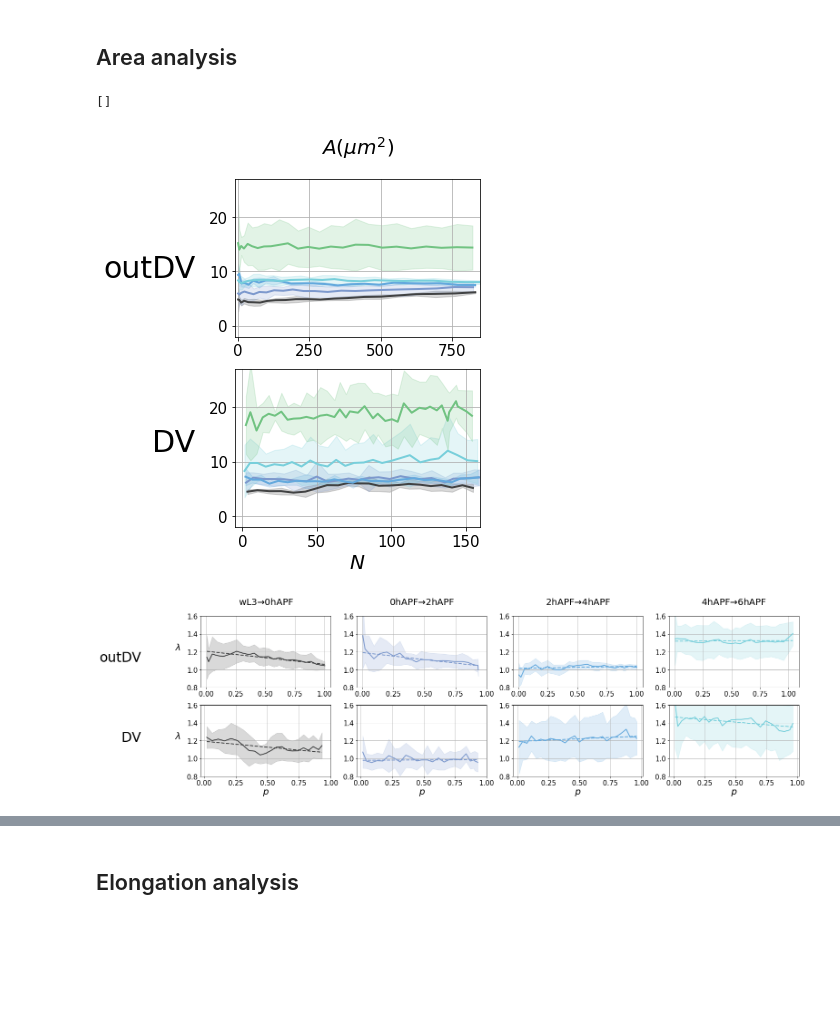
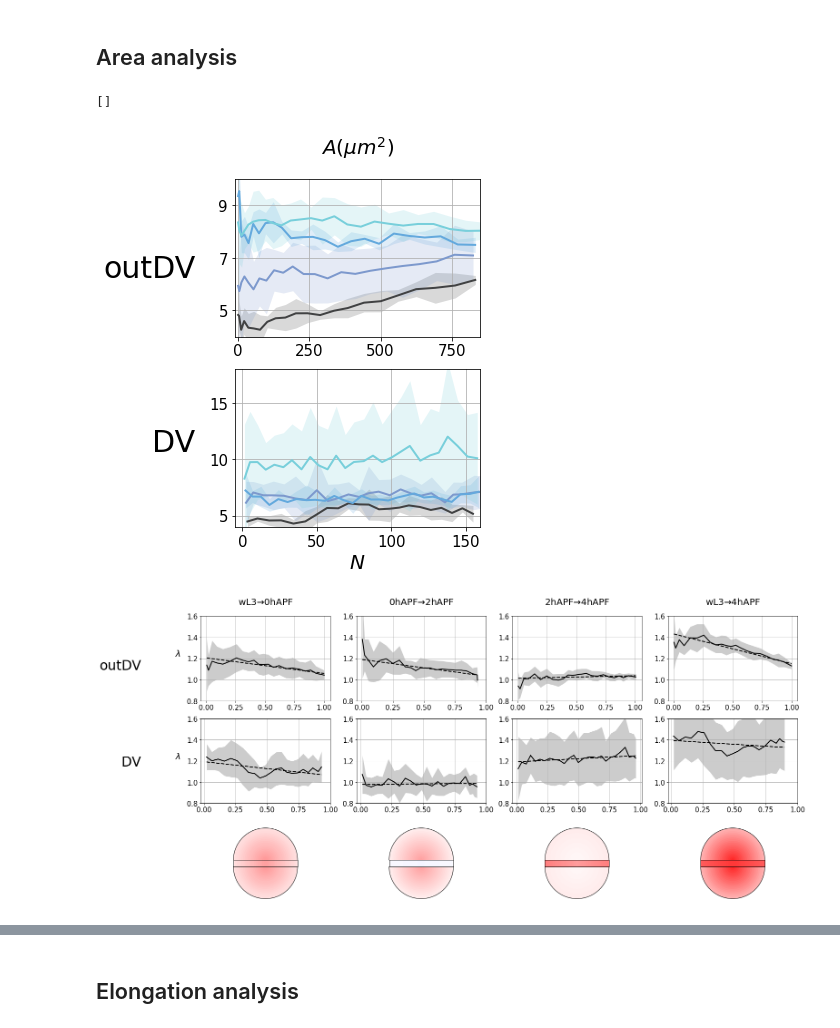
Before and after one commit to abhijeetkrishna/-WingDiscEversion_theory, a Jupyter notebook: Experiments/analysis/prop_comparison_analysis-lambda.ipynb, the cells around one changed output, grey strips where cells are left out. Drawn from its saved outputs; the diff is of its cells as text; code cells hidden in the pictures; blank space fills up the shorter version.

Commit message:
Add circular plots

```diff
--- a/Experiments/analysis/prop_comparison_analysis-lambda.ipynb
+++ b/Experiments/analysis/prop_comparison_analysis-lambda.ipynb
@@ -43,7 +43,7 @@ columns = ['devstage', 'discName', 'region', 'k_dist', 'roi',
 
 rois = ['outDV', 'DV']
 devstages = [#"96hAEL",
-             "wL3","0hAPF","2hAPF","4hAPF", "6hAPF",
+             "wL3","0hAPF","2hAPF","4hAPF", #"6hAPF",
 ]
 
 ############################################
@@ -52,11 +52,11 @@ devstages = [#"96hAEL",
 
 #for the simulations, we use the cumulative version
 devstage_combinations = pd.DataFrame({'devstage_init':[
-                                                       'wL3','0hAPF','2hAPF', '4hAPF' #diff between consecutive stages
+                                                       'wL3','0hAPF','2hAPF', 'wL3' #'4hAPF' #diff between consecutive stages
                                                        #'wL3','wL3','wL3', #'wL3' #cumulative
                                                       ],
                                      'devstage_final':[
-                                                       '0hAPF','2hAPF','4hAPF', '6hAPF'
+                                                       '0hAPF','2hAPF','4hAPF', '4hAPF'#'6hAPF'
                                                       ],}
                                     )
 # %%
@@ -489,14 +487,14 @@ for i in range(nbrows):
             xlabel = r'$N$'
         if roi == 'DV':
             xticks = [0, 50, 100, 150]
-            yticks = [0, 10, 20]
+            yticks = [5, 10, 15]
             xlim = (-5,160)
-            ylim = (-2, 27)
+            ylim = (4, 18)
         else:
             xticks = [0, 250, 500, 750,]
-            yticks = [0, 10, 20]
+            yticks = [5, 7, 9 ]
             xlim = (-10,850)
-            ylim = (-2, 27)
+            ylim = (4, 10)
 
         ax = get_subplot(ax, df = None,  #df_pool_k,
                          stat_df = df_pool_devstage, df_cases_col='discName',
@@ -542,7 +540,7 @@ main_ax.set_xticks([])
 #plt.savefig('plots/k_vs_N_' + genotype + '.pdf', bbox_inches = 'tight')
 # %% [output]
 []
-[figure, old version]
+[figure, new version]
 # %%
 #function to compare between pairs of stages
 prop = 'area'
@@ -555,22 +555,20 @@ prop = 'area'
 #plotting
 
 nbcols = len(devstage_combinations)
-nbrows = len(rois)
+nbrows = 3#len(rois)
 
 fig,axs = plt.subplots(nbrows, nbcols,
                        figsize = (5*nbcols, (10/3)*nbrows)
                       )
 main_ax = fig.add_subplot(111, frameon=False)
 
+for j in range(nbcols):
+    #range(nbrows)
+    devstage_init = devstage_combinations.loc[j,'devstage_init']
+    devstage_final = devstage_combinations.loc[j,'devstage_final']
 
-for i in range(nbrows):
-
-    roi = rois[i]
-
-    for j in range(nbcols):
-
-        devstage_init = devstage_combinations.loc[j,'devstage_init']
-        devstage_final = devstage_combinations.loc[j,'devstage_final']
+    for i in range(2):
+        roi = rois[i]
 
         query_str = '(devstage_init == "' + devstage_init + '") & (devstage_final == "' + devstage_final + '") & (roi == "' + roi + '")'
 
@@ -608,55 +606,60 @@ for i in range(nbrows):
 
         ax = get_subplot(ax, df = None, #area_diff,
                          stat_df = area_diff_stat, query_str = query_str, x_col = 'ref_pathlength_scaled_beta', y_col = prop+'_diff',
-                         mean_color = color_dict[devstage_init], mean_linewidth= 2, mean_alpha = 0.2, #properties of the mean line
+                         mean_linewidth= 2, mean_alpha = 0.2, #properties of the mean line
                          xlabel = xlabel, ylabel = ylabel, title = title,
                          xticks = xticks, yticks = yticks, xlim = xlim, ylim = ylim,
-                         error_style='fill_between'
+                         error_style='fill_between',
+                         mean_color = "black",
                         )
 
         ax = get_subplot(ax, df = None, stat_df = area_diff_stat, query_str = query_str,
                          x_col_mean='ref_pathlength_scaled_beta_mean', y_col_mean ='fit_'+prop+'_diff',
                          xlabel = xlabel, ylabel = ylabel, title = title, ylabelpad=20,
                          xticks = xticks, yticks = yticks, xlim = xlim, ylim = ylim,
-                         mean_linewidth=2,mean_color = color_dict[devstage_init], mean_linestyle='--',
+                         mean_linewidth=2, mean_linestyle='--',
                          error_style = None, mean_label = 'fit',
+                         mean_color = "black", #color_dict[devstage_init]
                         )
 
         #ax.legend()
         ax.grid(visible=True)
+
+    ax = axs[2,j]
+    ax = get_isotropic_subplot(ax, stage_init=devstage_init, stage_final=devstage_final,fit_lambdas_df = fit_lambdas_df)
+
+
 
 
 fig.tight_layout()
 
 plt.xlabel('', fontsize = 40, labelpad = 30)
 plt.ylabel('', fontsize = 40, labelpad = 70, rotation = 0)
 
 plt.xlim(-0.5,nbcols -0.5)
 plt.ylim(-0.5, nbrows -0.5)
 
 #tick_intervals_x = col_vals
-tick_intervals_y = [0, 1]
+tick_intervals_y = [0, 1, 2]
 
 #tick_intervals_x_str = [str(round(x,2)) for x in tick_intervals_x]
-tick_intervals_y_str = ['DV', 'outDV']
+tick_intervals_y_str = ['', 'DV', 'outDV']
 
 main_ax.tick_params(axis=u'both', which=u'both', length = 0, labelsize = 15,
                     pad = 0, # if two columns
                     #pad = 30, #if four columns
                     rotation = 0)
 
 #plt.xticks(range(len(col_vals)), tick_intervals_x_str, fontsize = 40)
 main_ax.set_yticks(tick_intervals_y)
 main_ax.set_yticklabels(tick_intervals_y_str, fontsize = 30, x = -0.1)
 
 #main_ax.axvline(x = 0.42, color = 'blue', linewidth = 5)
 
 main_ax.set_xticks([])
 #plt.yticks([], [], fontsize = 40)
 
-
-
 os.makedirs('plots/',exist_ok=True)
 plt.savefig('plots/lambda_isotropic_' + genotype + '.pdf', bbox_inches = 'tight')
 # %% [output]
-[figure, old version]
+[figure, new version]
```
Also changed, not shown: parts of 29 cells of this notebook, 19 other files.
